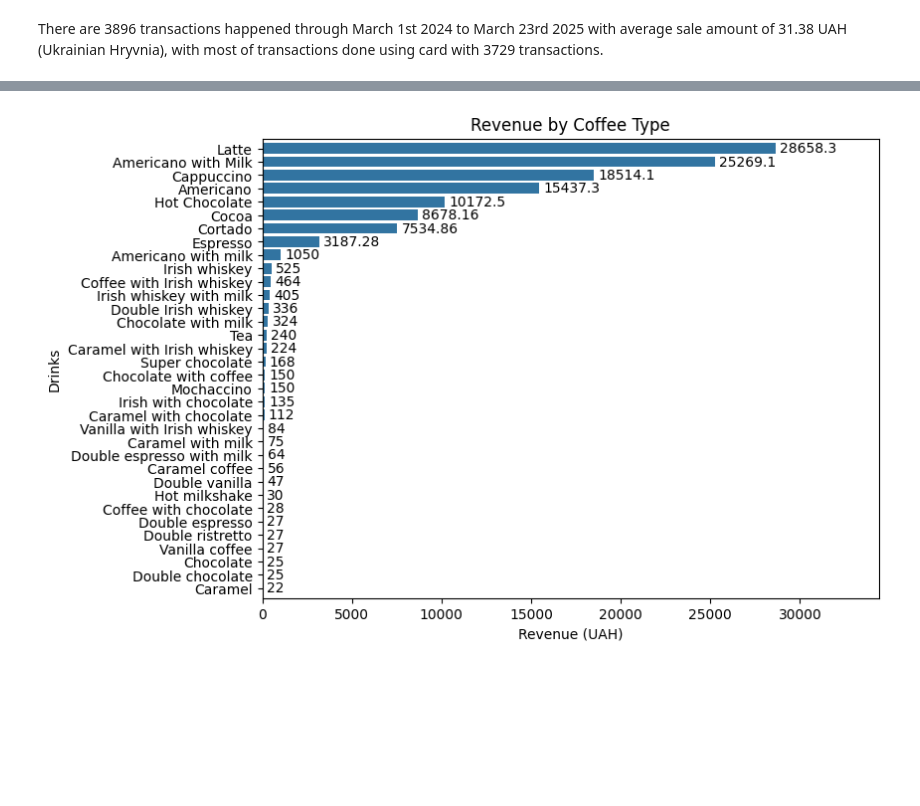
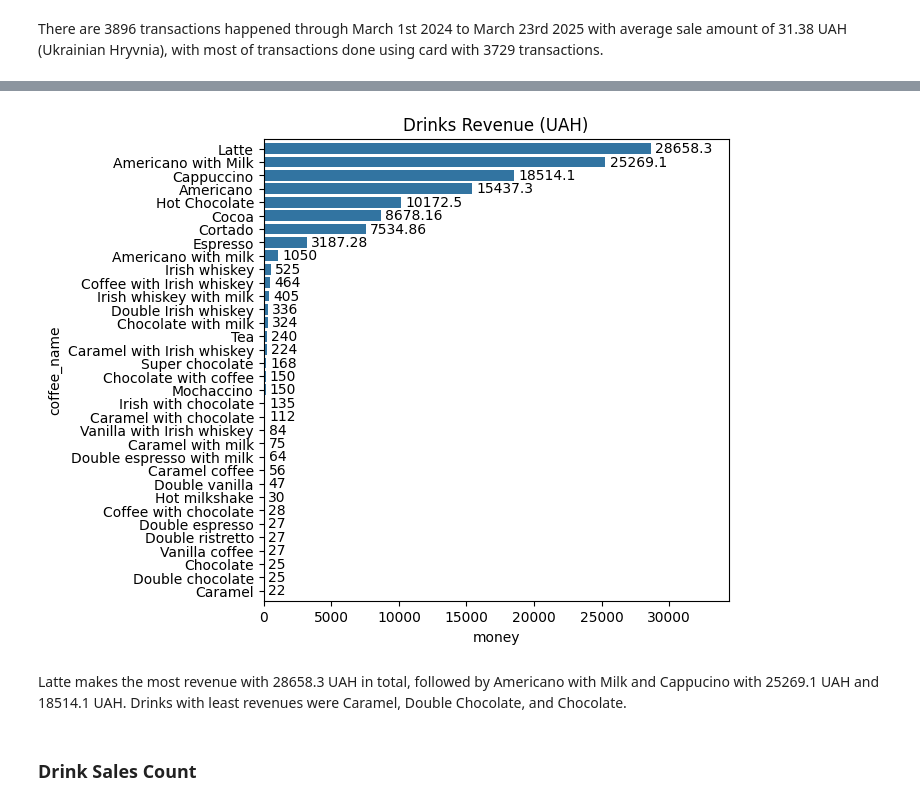
Before and after one commit to ardhii-m/coffee-sales-eda, a Jupyter notebook: notebook.ipynb, the cells around one changed output, grey strips where cells are left out. Cells and saved outputs as stored; diff of their text form; code cells hidden in the pictures; blank space fills up the shorter version.

```diff
--- a/notebook.ipynb
+++ b/notebook.ipynb
@@ -214,6 +215,7 @@ df['season'] = df['datetime'].dt.month.map(seasons)
 
 # Get day of the week from datetime
 df['day_of_week'] = df['datetime'].dt.day_name()
+df['weekdays'] = df['day_of_week'].apply(lambda x: 'Weekend' if x in ['Saturday', 'Sunday'] else 'Weekday')
 
 # get hour from datetime
 df['hour'] = df['datetime'].dt.hour
@@ -248,8 +252,15 @@ There are 3896 transactions happened through March 1st 2024 to March 23rd 2025 w
 # %%
 # Total purchase by cash_type
-total_purchases = df.groupby('cash_type')['money'].sum()
+total_purchases = df.groupby('cash_type')['money'].sum().reset_index()
 print(f'Total Sales: {df["money"].sum()} UAH')
 print("Total sales by cash type:\n", total_purchases.map(lambda x: f"{x} UAH"))
+plt.figure(figsize=(4, 3))
+sns.barplot(data=total_purchases, x='cash_type', y='money')
+for container in plt.gca().containers:
+    plt.bar_label(container, padding=3)
+plt.title('Total Sales by Payment Type')
+plt.margins(y=0.12)
+plt.show()
 # %% [output]
 Total Sales: 122271.57999999999 UAH
 Total sales by cash type:
@@ -338,17 +319,19 @@ plt.show()
 # %%
 # Revenue by Drink
 drink_rev = df.groupby('coffee_name')['money'].sum().reset_index()
-plt.figure(figsize=(8, 6))
+plt.figure(figsize=(6, 6))
 sns.barplot(data=drink_rev.sort_values(by='money', ascending=False), x='money', y='coffee_name')
 for container in plt.gca().containers:
     plt.bar_label(container, padding=3)
-plt.title('Revenue by Coffee Type')
+plt.title('Drinks Revenue (UAH)')
 plt.margins(x=0.2, y=0.01)
-plt.xlabel('Revenue (UAH)')
-plt.ylabel('Drinks')
 plt.show()
 # %% [output]
-[figure, old version]
+[figure, new version]
+# %% [markdown]
+Latte makes the most revenue with 28658.3 UAH in total, followed by Americano with Milk and Cappucino with 25269.1 UAH and 18514.1 UAH. Drinks with least revenues were Caramel, Double Chocolate, and Chocolate.
+# %% [markdown]
+### Drink Sales Count
 # %%
 # Coffee sales count with more than 20 sales
 coffee_sale_count = df['coffee_name'].value_counts()
```
Also changed, not shown: parts of 24 cells of this notebook.
